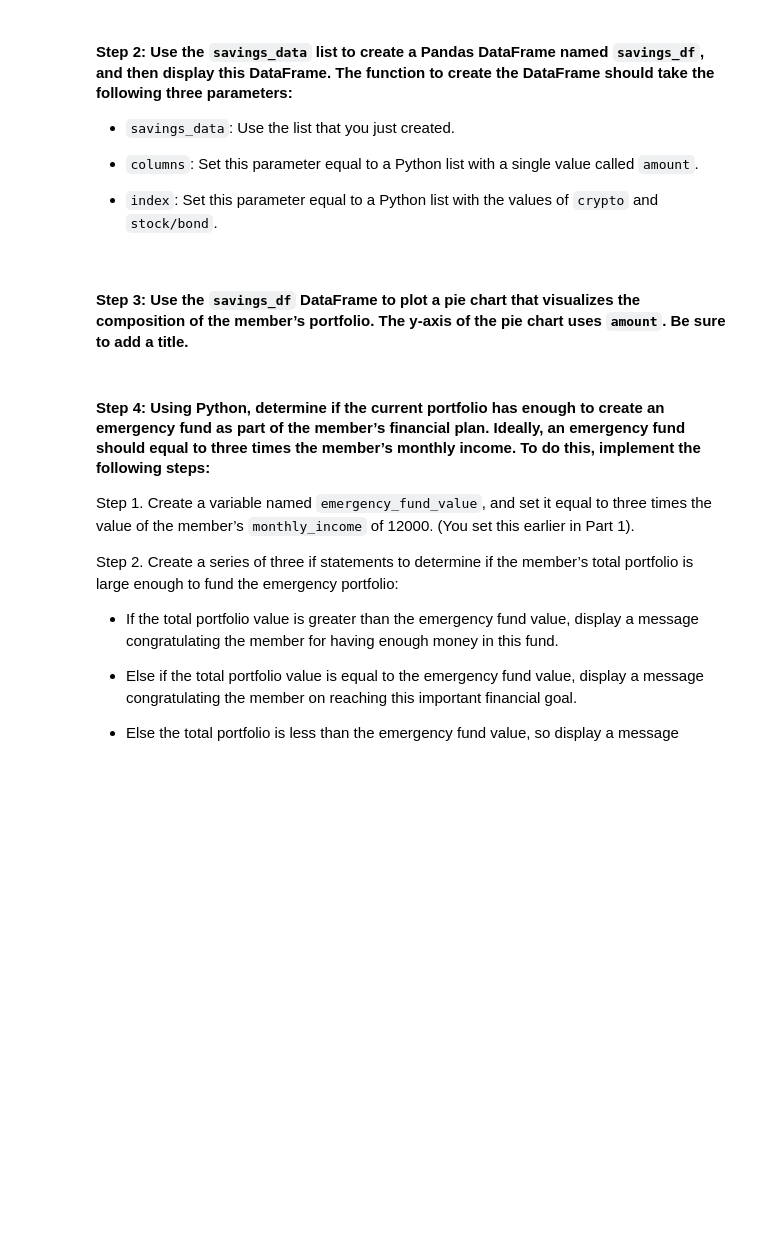
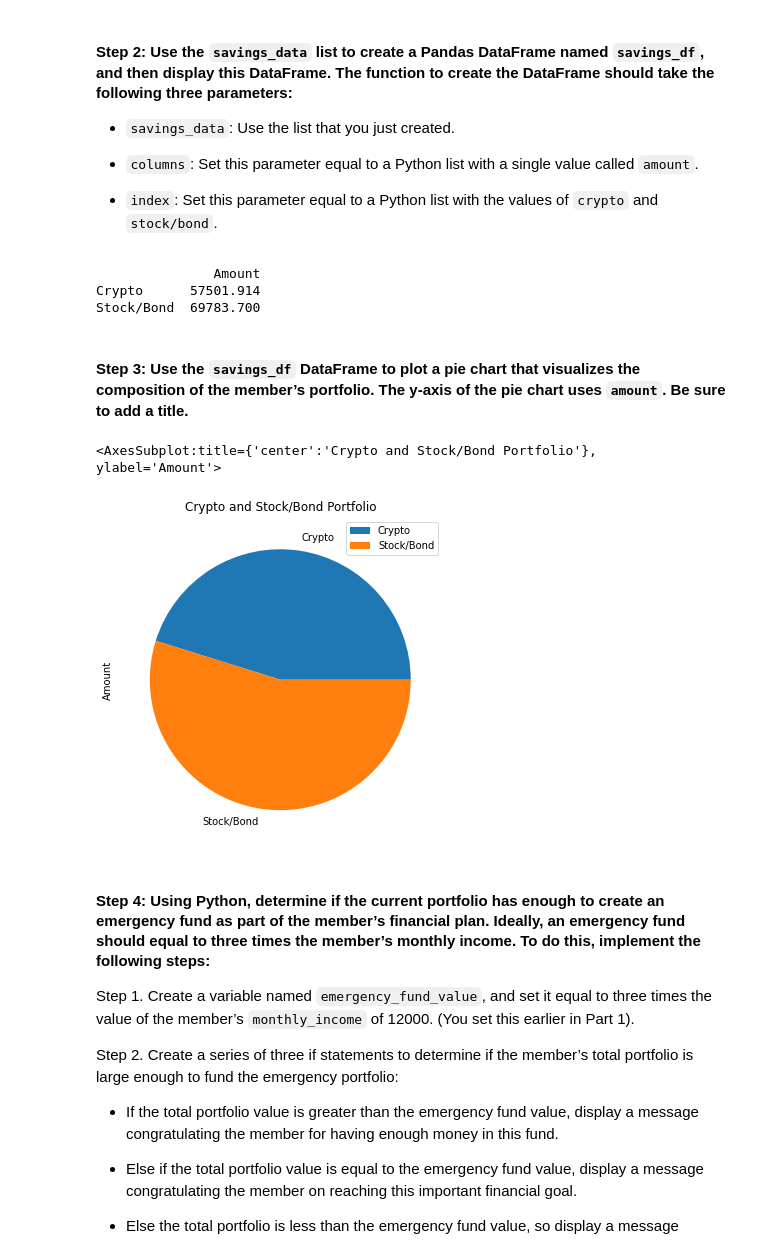
Before and after one commit to carljfrederick/financial-health-app, a Jupyter notebook: financial_planning_tools.ipynb, the cells around one changed output. Cells and saved outputs as stored; diff of their text form; code cells hidden in the pictures; blank space fills up the shorter version.

```diff
--- a/financial_planning_tools.ipynb
+++ b/financial_planning_tools.ipynb
@@ -328,0 +323,6 @@ In this section, you’ll use the valuations for the cryptocurrency wallet and f
+# %%
+# Creates a list named saving_data that has two elements that contains the total value of the cryptocurrency wallet and the total value of the stock and bond portfolio
+savings_data = [total_crypto_wallet, total_stocks_bonds]
+
+# Review the Python list savings_data
+print(savings_data)
@@ -343,8 +339,21 @@ In this section, you’ll use the valuations for the cryptocurrency wallet and f
+# %%
+# Creates a Pandas DataFrame called savings_df that shows the the total value of the cyrptocurrency wallet and the total value of the stock and bond porfolio
+savings_df = pd.DataFrame(savings_data, columns = ['Amount'], index = ['Crypto', 'Stock/Bond'])
+
+# Displays the savings_df DataFrame
+print(savings_df)
+# %% [output]
+               Amount
+Crypto      57501.914
+Stock/Bond  69783.700
 # %% [markdown]
 #### Step 3: Use the `savings_df` DataFrame to plot a pie chart that visualizes the composition of the member’s portfolio. The y-axis of the pie chart uses `amount`. Be sure to add a title.
 # %%
-# Plot the total value of the member's portfolio (crypto and stock/bond) in a pie chart
-# YOUR CODE HERE
+# Plots the total value of the member's portfolio (crypto and stock/bond) in a pie chart
+savings_df.plot.pie(y = 'Amount', figsize = (12, 6), title = 'Crypto and Stock/Bond Portfolio')
+# %% [output]
+<AxesSubplot:title={'center':'Crypto and Stock/Bond Portfolio'}, ylabel='Amount'>
+[figure, added]
 # %% [markdown]
 #### Step 4: Using Python, determine if the current portfolio has enough to create an emergency fund as part of the member’s financial plan. Ideally, an emergency fund should equal to three times the member’s monthly income. To do this, implement the following steps:
 
```
Also changed, not shown: parts of 16 cells of this notebook.
